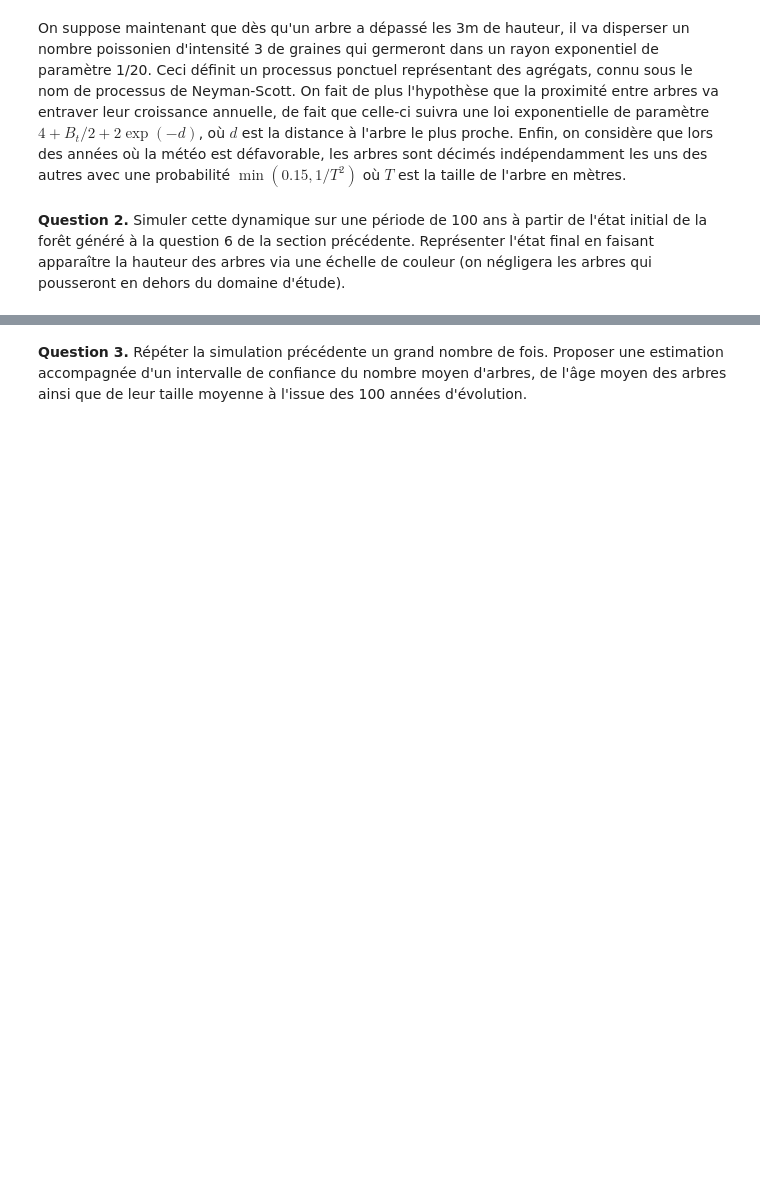
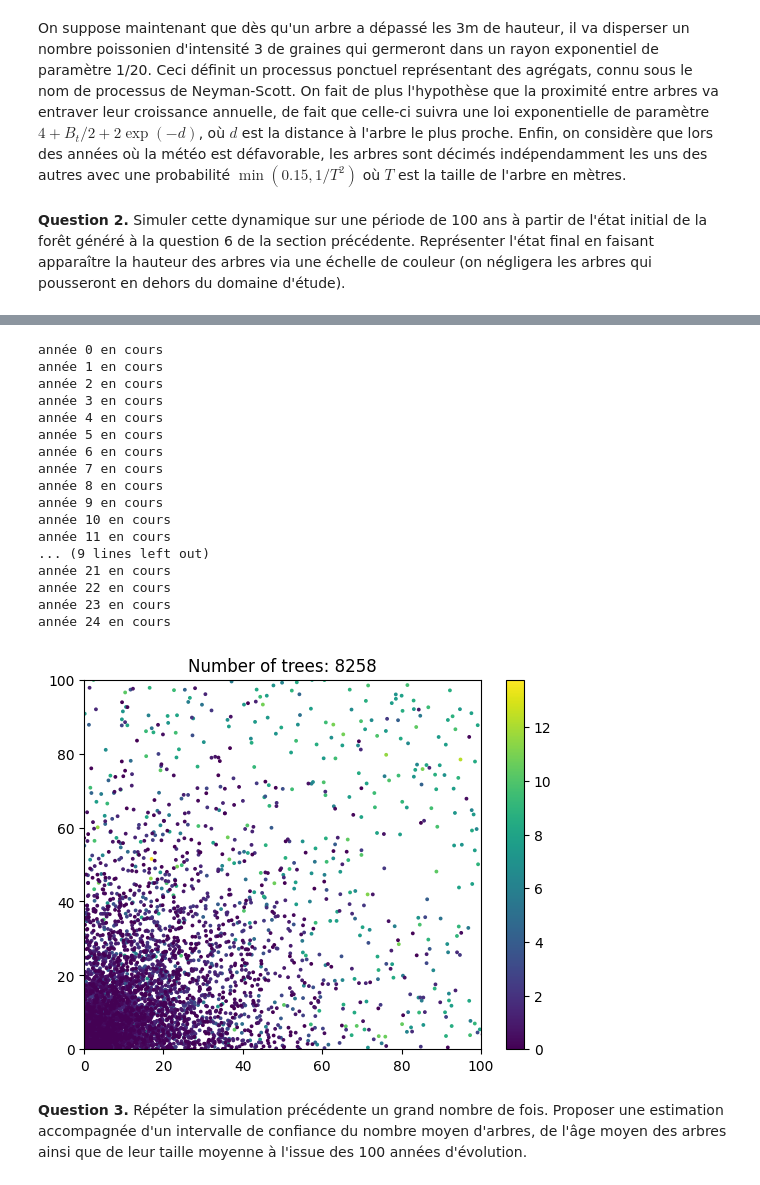
Before and after one commit to VDeumier/Projet_UE11, a Jupyter notebook: Projet_Probabilités_DEUMIER_FEVE.ipynb, the cells around one changed output, grey strips where cells are left out. Saved outputs shown, nothing was run; the diff lists cells and outputs as text; code cells hidden in the pictures; blank space fills up the shorter version.

```diff
--- a/Projet_Probabilités_DEUMIER_FEVE.ipynb
+++ b/Projet_Probabilités_DEUMIER_FEVE.ipynb
@@ -467,29 +467,38 @@ En complément de la coordonnée en chaque point du processus, on peut attribuer
 **Question 1.** On suppose que chaque arbre croît indépendamment chaque année $t$ selon une loi exponentielle de paramètre $4 + B_t/2$, où les $B_t$ sont des variables de Bernoulli indépendantes de paramètre $2/5$. $B_t$ vaudra 0 si les conditions météorologiques de l'année sont favorables et 1 sinon. Calculer la hauteur moyenne d' un arbre au bout de 10 ans. Vérifier le résultat expérimentalement en proposant un estimateur calculé sur un ensemble de simulations ainsi qu'un intervalle de confiance.
 # %%
 ## True mean
-h_mean=
+h_mean=43/18
 
 ## Growth after one year
 def height_1(b):
-    return
+    bernoulli=0
+    x=np.random.uniform(0,1)
+    if x<=b:
+        bernoulli=1
+    param=4+bernoulli/2
+    y=np.random.uniform(0,1)
 
+    growth=-np.log(1-y)/param#on simule la loi exponentielle par méthode d'inversion
+    return growth
 ## Height after ten years
 def height_n(nyears=10):
-
+    height=0
     for i in range(nyears):
-
-
-    return h
+        height+=height_1(2/5)
+    return height
 
 ## Mean of simulations
-nbsim= # large number of trees
-hsim=
-hsim_mean=
+nbsim=1000 # large number of trees
+hsim=0
+for i in range(nbsim):
+    hsim+=height_n()
+
+hsim_mean=hsim/nbsim
 print("True mean: ",h_mean)
 print("Mean of simulations: ",hsim_mean)
 
 ## Proposed confidence interval:
-hsim_std=
-hsim_conf=
+hsim_std=0
+hsim_conf=0
 print("Confidence interval: ",hsim_conf)
 # %% [output]
@@ -554,26 +622,45 @@ def simForest(nbyears,lam,param,pmin):
 # %%
 ## Intensity of the offsprings
 lam=3
 
 ## Parameter of the radius
 param=1/20
 
 ## Maximal probability of decimation
 pmax=0.15
 
 ## Number of years
-nbyears=100
+nbyears=25
 
-## Generate simulation
+# Generate simulation
 X, h = simForest(nbyears,lam,param,pmax)
 
 ## Plot
-plt.scatter(X[:,0],X[:,1],c=h,s=1)
+plt.scatter(X[:,0],X[:,1],c=h,s=3)
 plt.xlim(0,100)
 plt.ylim(0,100)
 plt.colorbar()
 plt.title("Number of trees: "+str(X.shape[0]))
 plt.show()
+# %% [output]
+année 0 en cours
+année 1 en cours
+année 2 en cours
+année 3 en cours
+année 4 en cours
+année 5 en cours
+année 6 en cours
+année 7 en cours
+année 8 en cours
+année 9 en cours
+année 10 en cours
+année 11 en cours
+... (9 lines left out)
+année 21 en cours
+année 22 en cours
+année 23 en cours
+année 24 en cours
+[figure, added]
 # %% [markdown]
 
 **Question 3.** Répéter la simulation précédente un grand nombre de fois. Proposer une estimation accompagnée d'un intervalle de confiance du nombre moyen d'arbres, de l'âge moyen des arbres ainsi que de leur taille moyenne à l'issue des 100 années d'évolution.
```
Also changed, not shown: parts of 5 cells of this notebook.
